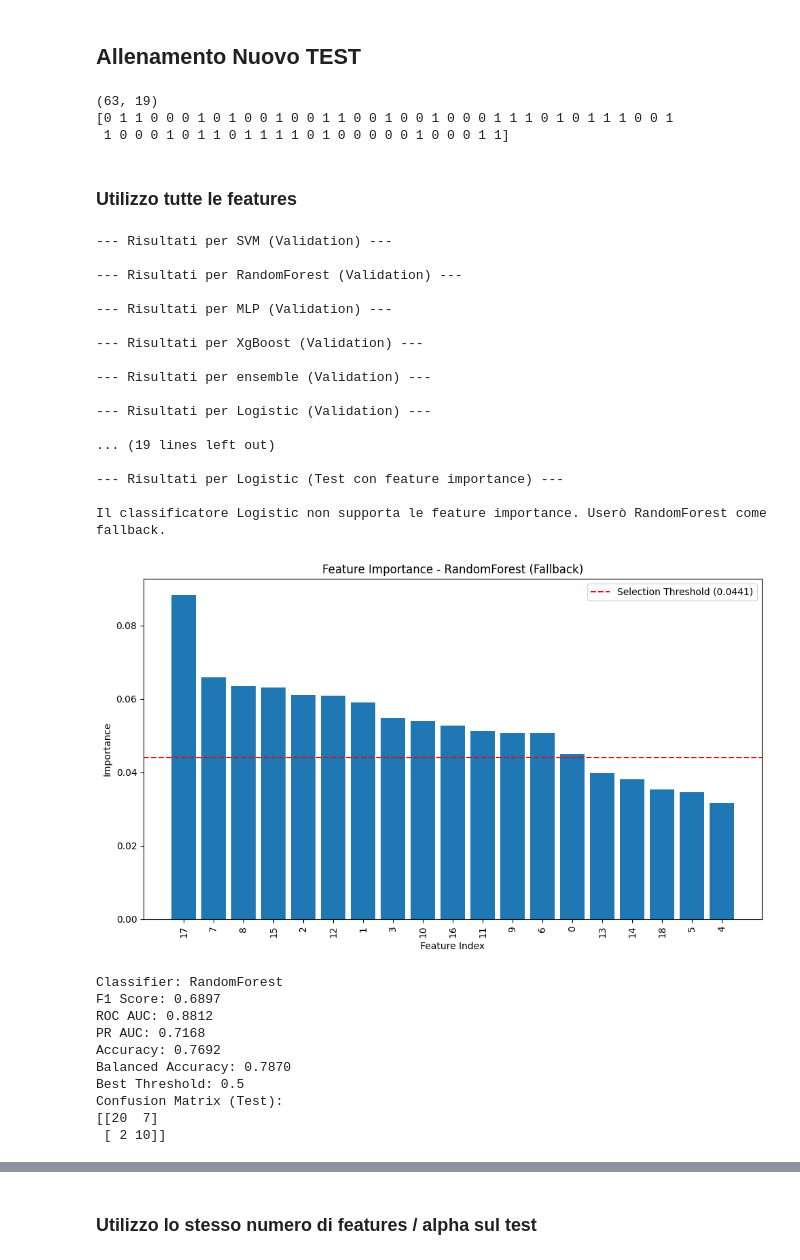
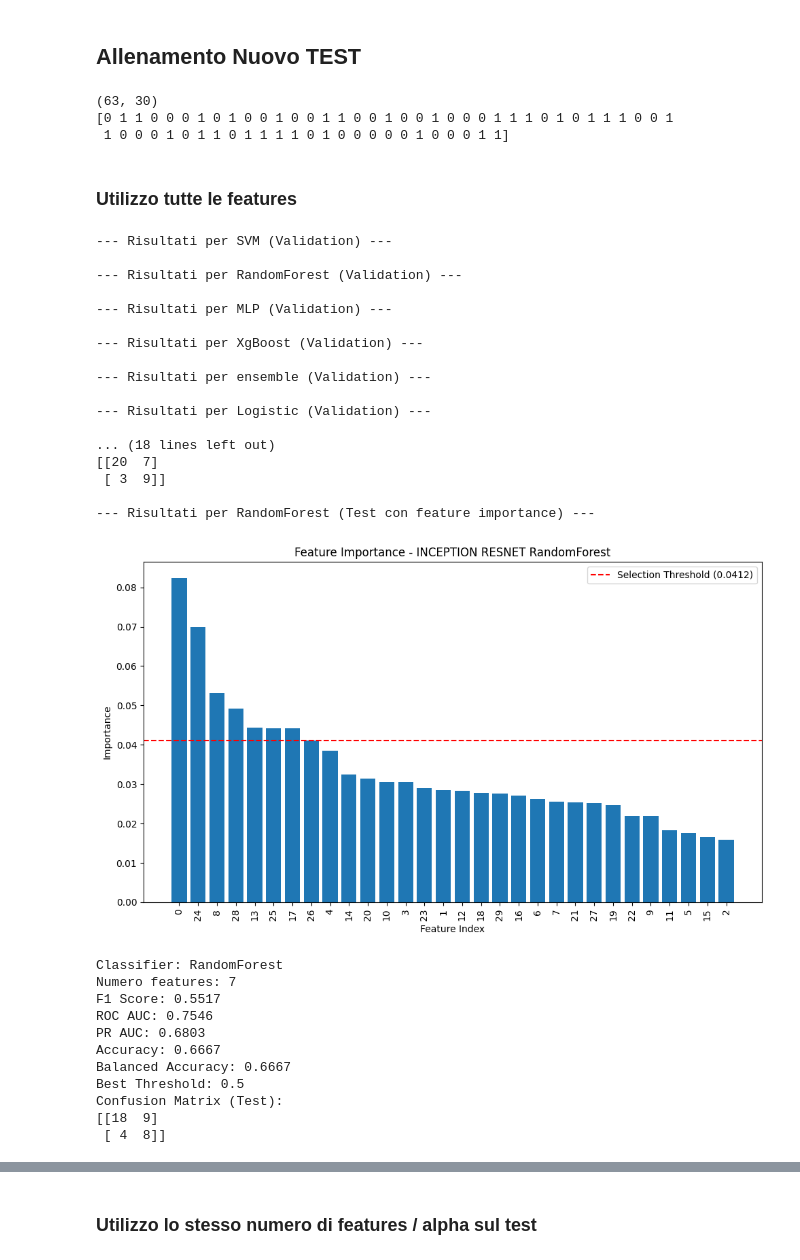
Before and after one commit to alessiamenozzi/TesiBaroniMenozzi, a Jupyter notebook: ClassificatoriFINAL/Class2DCombinatoCrossVal.ipynb, the cells around one changed output, grey strips where cells are left out. Cells and saved outputs as stored; diff of their text form; code cells hidden in the pictures.

```diff
--- a/ClassificatoriFINAL/Class2DCombinatoCrossVal.ipynb
+++ b/ClassificatoriFINAL/Class2DCombinatoCrossVal.ipynb
@@ -1446,18 +1446,20 @@ def classification_method_features_fixed(classifier, x_train, y_train, x_test, y
     return best_case
 ####################################################################################################
 
-def classification_method_features_fixed_importance(classifier, x_train, y_train, x_test, y_test):
+def classification_method_features_fixed_importance(classifier_features, classifier_true, x_train, y_train, x_test, y_test):
     best_case = None
 
-    classi = classifierinitialization('RandomForest')
+    classi = classifierinitialization(classifier_features)
     classi.fit(x_train, y_train)
     feature_importance = classi.feature_importances_
     max_importance = feature_importance.max()
 
-        # Ordina le feature per importanza
+
+    threshold = 0.5 * max_importance
+    # Ordina le feature per importanza
     indices = np.argsort(feature_importance)[::-1]
     ordered_importance = feature_importance[indices]
-    important_features = [i for i in indices if feature_importance[i] >= 0.5 * max_importance]
+    important_features = [i for i in indices if feature_importance[i] >= threshold]
 
     #print(f"RandomForest Feature Importance:\n{feature_importance}")
     #print(f"Selected Important Features: {important_features}")
@@ -1466,16 +1468,17 @@ def classification_method_features_fixed_importance(classifier, x_train, y_train
     x_train = x_train[:, important_features]
     x_test = x_test[:, important_features]
 
-        # Ri-addestra RandomForest con le feature importanti
+    classi = classifierinitialization(classifier_true)
+    # Ri-addestra RandomForest con le feature importanti
     classi.fit(x_train, y_train)
 
     plt.figure(figsize=(10, 6))
-    plt.title("Feature Importance - RandomForest (Fallback)")
+    plt.title(f"Feature Importance - INCEPTION RESNET {classifier_features}")
     plt.bar(range(len(ordered_importance)), ordered_importance, align="center")
     plt.xticks(range(len(ordered_importance)), indices, rotation=90)
     plt.xlabel("Feature Index")
     plt.ylabel("Importance")
-    selection_threshold = 0.5 * max_importance
+    selection_threshold = threshold
     plt.axhline(y=selection_threshold, color='r', linestyle='--', label=f'Selection Threshold ({selection_threshold:.4f})')
     plt.legend()
     plt.tight_layout()
@@ -1499,14 +1502,15 @@ def classification_method_features_fixed_importance(classifier, x_train, y_train
 
     # Salva i risultati del miglior caso
     best_case = {
-        'classifier': classifier,
+        'classifier': classifier_true,
         'pr_auc': pr_auc,
         'roc_auc': roc_auc,
         'f1': f1,
         'accuracy': accuracy,
         'confusion_matrix': conf,
         'best_threshold': threshold,
-        'balanced_accuracy': bal_acc
+        'balanced_accuracy': bal_acc,
+        'number_features': x_train.shape[1]
     }
 
     return best_case
@@ -1586,7 +1590,7 @@ def classification_method_selector_fixed(classifier, selector, x_train, y_train,
 
     return best_case
 # %%
-file_path = r"\Users\bsbar\Desktop\Combinazionefeatures_RadWav_INCEPTION_imagenet_fullimage.csv"  # Sostituisci con il tuo percorso del file
+file_path = r"..\CSV\CSVEncMedico\NuoviPesiNonAnnerito\selected_features_combined_INCRES_Rad.csv"  # Sostituisci con il tuo percorso del file
 df = pd.read_csv(file_path)
 
 # Droppa la prima colonna
@@ -1598,13 +1602,14 @@ Y_train, y_val, X_train, X_val= train_test_split(Y_train1, X_train1, test_size=0
 print(X_train.shape)
 print(Y_train)
 # %% [output]
-(63, 19)
+(63, 30)
 [0 1 1 0 0 0 1 0 1 0 0 1 0 0 1 1 0 0 1 0 0 1 0 0 0 1 1 1 0 1 0 1 1 1 0 0 1
  1 0 0 0 1 0 1 1 0 1 1 1 1 0 1 0 0 0 0 0 1 0 0 0 1 1]
 # %% [markdown]
 ### Utilizzo tutte le features
 # %%
-classifiers = ["SVM", "RandomForest", "MLP", "XgBoost", 'ensemble', 'Logistic']  # Lista dei classificatori
+classifiers = ["SVM", "RandomForest", "MLP", "XgBoost", 'ensemble', 'Logistic']
+#classifiers = ["SVM"]
 best_classifier = None
 best_results = None
 
@@ -1644,6 +1649,7 @@ results_no_importance = classification_method_features_fixed(best_classifier, X_
 
 # Stampa i risultati finali sul test set (senza feature importance)
 print(f"Classifier: {results_no_importance['classifier']}")
+print(f"Numero features: {X_train1.shape[1]}")
 print(f"F1 Score: {results_no_importance['f1']:.4f}")
 print(f"ROC AUC: {results_no_importance['roc_auc']:.4f}")
 print(f"PR AUC: {results_no_importance['pr_auc']:.4f}")
@@ -1652,49 +1658,51 @@ print(f"Balanced Accuracy: {results_no_importance['balanced_accuracy']:.4f}")
 print(f"Best Threshold: {results_no_importance['best_threshold']}")
 print(f"Confusion Matrix (Test):\n{results_no_importance['confusion_matrix']}")
 
 # Test con feature importance (RandomForest come default se il classificatore non ha feature importance)
 print(f"\n--- Risultati per {best_classifier} (Test con feature importance) ---")
-if hasattr(best_classifier, 'feature_importances_'):
-    results_importance = classification_method_features_fixed_importance(best_classifier, X_train1, Y_train1, X_test, y_test)
+if hasattr(classifierinitialization(best_classifier).fit(X_train1, Y_train1), 'feature_importances_'):
+    results_importance = classification_method_features_fixed_importance(best_classifier, best_classifier, X_train1, Y_train1, X_test, y_test)
 else:
-    print(f"\nIl classificatore {best_classifier} non supporta le feature importance. Userò RandomForest come fallback.")
-    results_importance = classification_method_features_fixed_importance('RandomForest', X_train1, Y_train1, X_test, y_test)
+    print(f"\nIl classificatore {best_classifier} non supporta le feature importance. Userò RandomForest.")
+    results_importance = classification_method_features_fixed_importance('RandomForest',best_classifier, X_train1, Y_train1, X_test, y_test)
 
 # Stampa i risultati finali sul test set (con feature importance)
 print(f"Classifier: {results_importance['classifier']}")
+print(f"Numero features: {results_importance['number_features']}")
 print(f"F1 Score: {results_importance['f1']:.4f}")
 print(f"ROC AUC: {results_importance['roc_auc']:.4f}")
 print(f"PR AUC: {results_importance['pr_auc']:.4f}")
 print(f"Accuracy: {results_importance['accuracy']:.4f}")
 print(f"Balanced Accuracy: {results_importance['balanced_accuracy']:.4f}")
 print(f"Best Threshold: {results_importance['best_threshold']}")
 print(f"Confusion Matrix (Test):\n{results_importance['confusion_matrix']}")
 # %% [output]
 --- Risultati per SVM (Validation) ---
 
 --- Risultati per RandomForest (Validation) ---
 
 --- Risultati per MLP (Validation) ---
 
 --- Risultati per XgBoost (Validation) ---
 
 --- Risultati per ensemble (Validation) ---
 
 --- Risultati per Logistic (Validation) ---
 
-... (19 lines left out)
+... (18 lines left out)
+[[20  7]
+ [ 3  9]]
 
---- Risultati per Logistic (Test con feature importance) ---
-
-Il classificatore Logistic non supporta le feature importance. Userò RandomForest come fallback.
+--- Risultati per RandomForest (Test con feature importance) ---
-[figure, old version]
+[figure, new version]
 Classifier: RandomForest
-F1 Score: 0.6897
-ROC AUC: 0.8812
-PR AUC: 0.7168
-Accuracy: 0.7692
-Balanced Accuracy: 0.7870
+Numero features: 7
+F1 Score: 0.5517
+ROC AUC: 0.7546
+PR AUC: 0.6803
+Accuracy: 0.6667
+Balanced Accuracy: 0.6667
 Best Threshold: 0.5
 Confusion Matrix (Test):
-[[20  7]
- [ 2 10]]
+[[18  9]
+ [ 4  8]]
```
Also changed, not shown: parts of 1 cell of this notebook, 5 other files.
